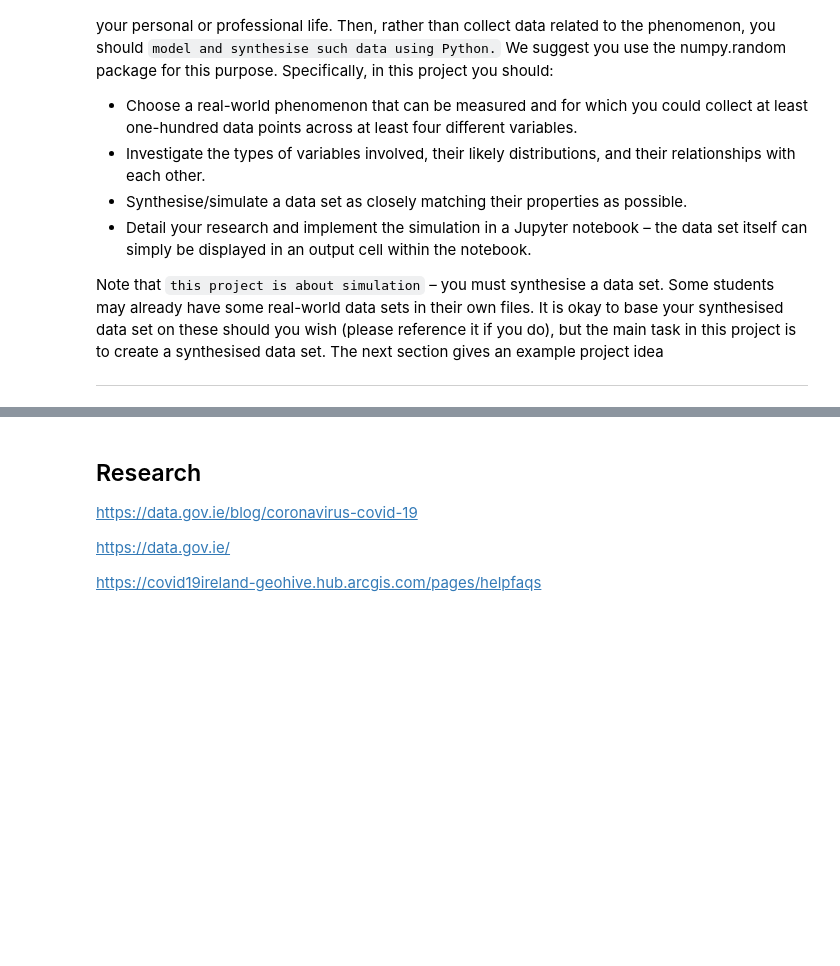
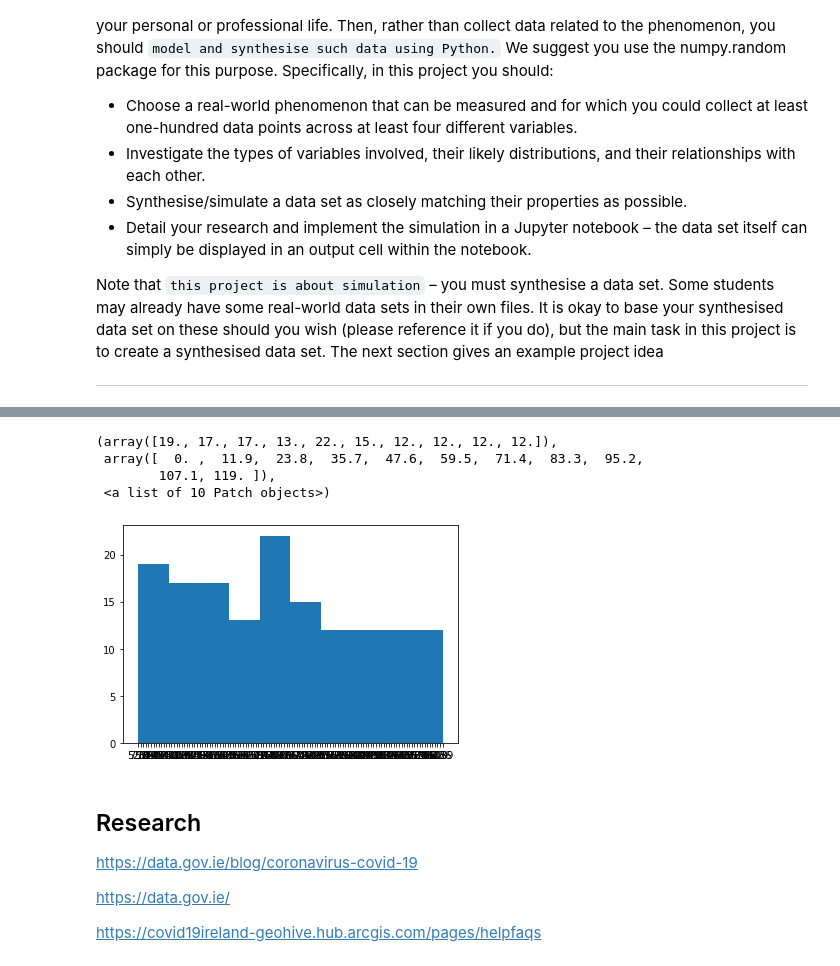
Before and after one commit to eoinlees/PforDA-Project-2020, a Jupyter notebook: Project-2020.ipynb, the cells around one changed output, grey strips where cells are left out. Cells and saved outputs as stored; diff of their text form; code cells hidden in the pictures; blank space fills up the shorter version.

```diff
--- a/Project-2020.ipynb
+++ b/Project-2020.ipynb
@@ -166,0 +81,3 @@ KeyError: "None of [Index(['gender', 'age', 'official_time', 'place_overall'], d
+# %%
+dfStrava = strava[["Activity Date", "Activity Type", "Elapsed Time",  "Distance", "Moving Time", "Max Speed","Average Speed","Calories"  ]]
+dfStrava
@@ -166,0 +98,3 @@ KeyError: "None of [Index(['gender', 'age', 'official_time', 'place_overall'], d
+# %%
+StravaData = dfStrava.loc[dfStrava["Activity Type"] == "Run"]
+StravaData
@@ -167,3 +115,13 @@ KeyError: "None of [Index(['gender', 'age', 'official_time', 'place_overall'], d
+# %%
+x = StravaData["Distance"]
+y = StravaData["Activity Date"]
+plt.hist(x)
+# %% [output]
+(array([19., 17., 17., 13., 22., 15., 12., 12., 12., 12.]),
+ array([  0. ,  11.9,  23.8,  35.7,  47.6,  59.5,  71.4,  83.3,  95.2,
+        107.1, 119. ]),
+ <a list of 10 Patch objects>)
+[figure, added]
 # %% [markdown]
 ## Research
 
```
Also changed, not shown: parts of 19 cells of this notebook, 4 other files.
